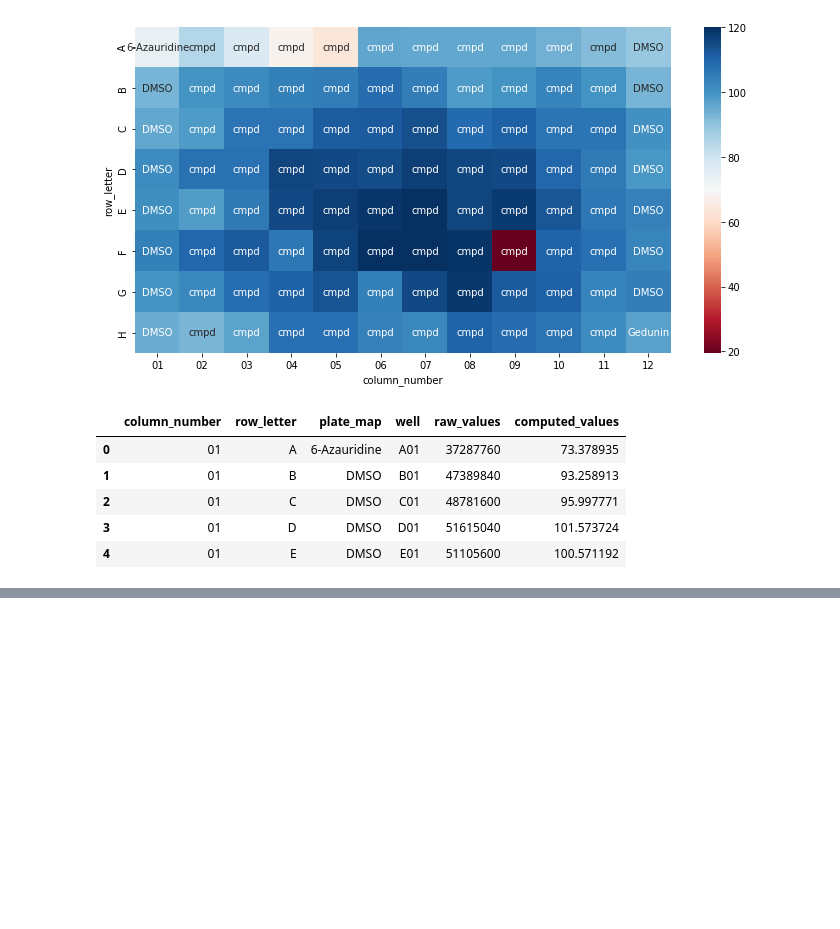
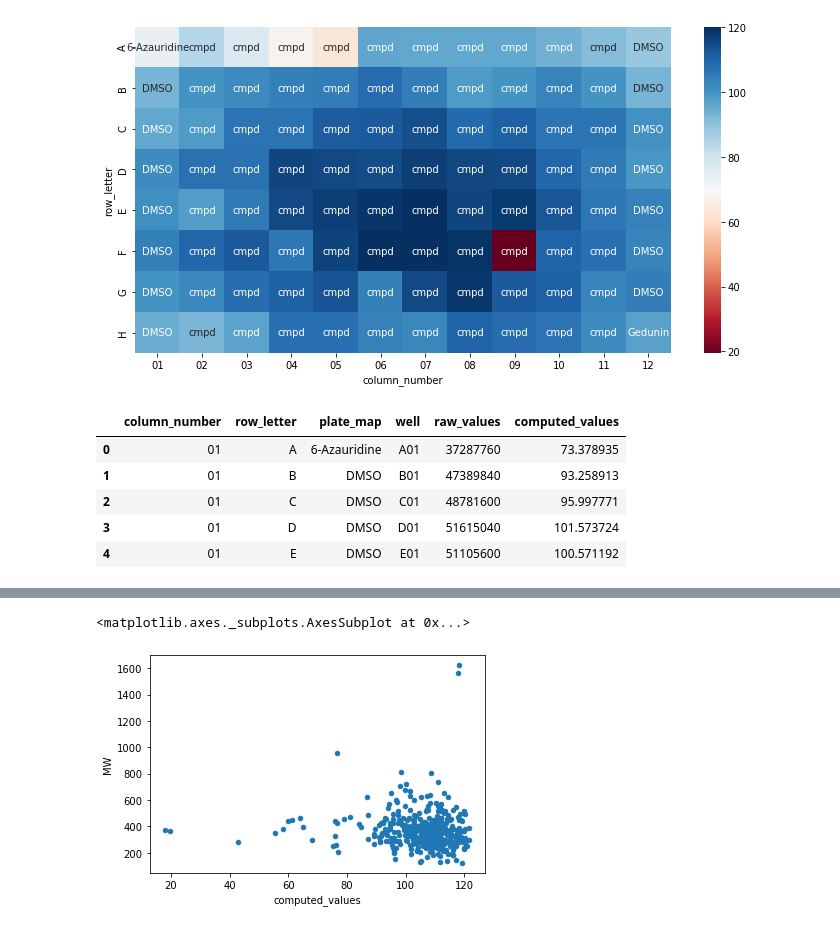
Before and after one commit to czbiohub/dobby, a Jupyter notebook: notebooks/perkin_elmer_envision_plate_reader_parser_demo.ipynb, the cells around one changed output, grey strips where cells are left out. Saved outputs shown, nothing was run; the diff lists cells and outputs as text; code cells hidden in the pictures; blank space fills up the shorter version.

```diff
--- a/notebooks/perkin_elmer_envision_plate_reader_parser_demo.ipynb
+++ b/notebooks/perkin_elmer_envision_plate_reader_parser_demo.ipynb
@@ -57,0 +219,5 @@ plate.tidy.head()
+# %%
+combined_plate_mmv_pandemic.plot('computed_values', 'MW', kind='scatter')
+# %% [output]
+<matplotlib.axes._subplots.AxesSubplot at 0x...>
+[figure, added]
```
Also changed, not shown: parts of 20 cells of this notebook, 1 other file.
